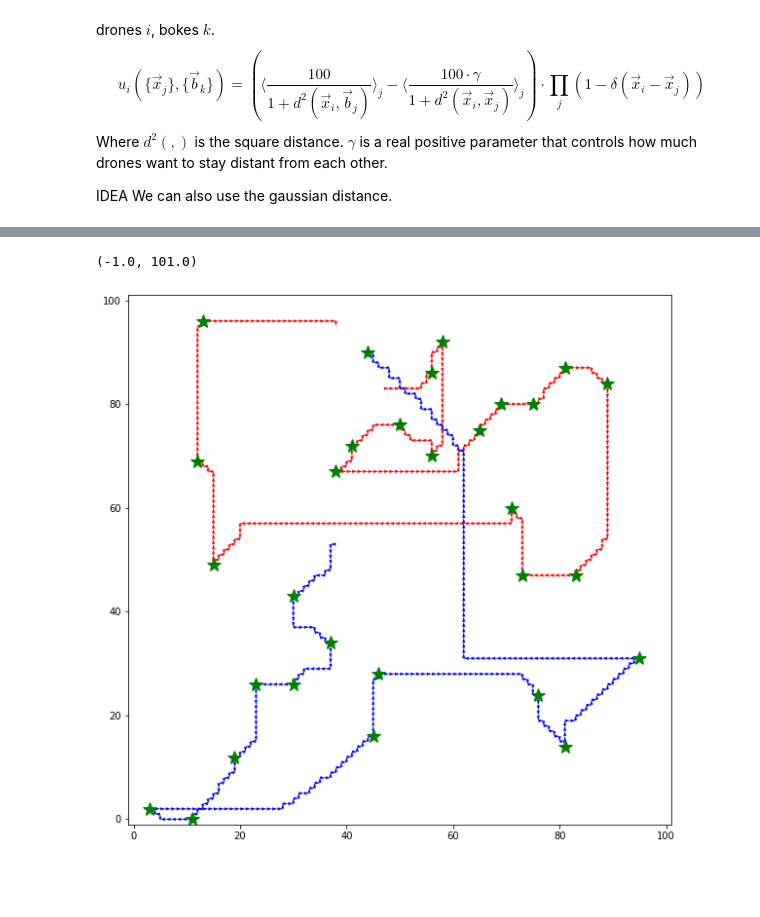
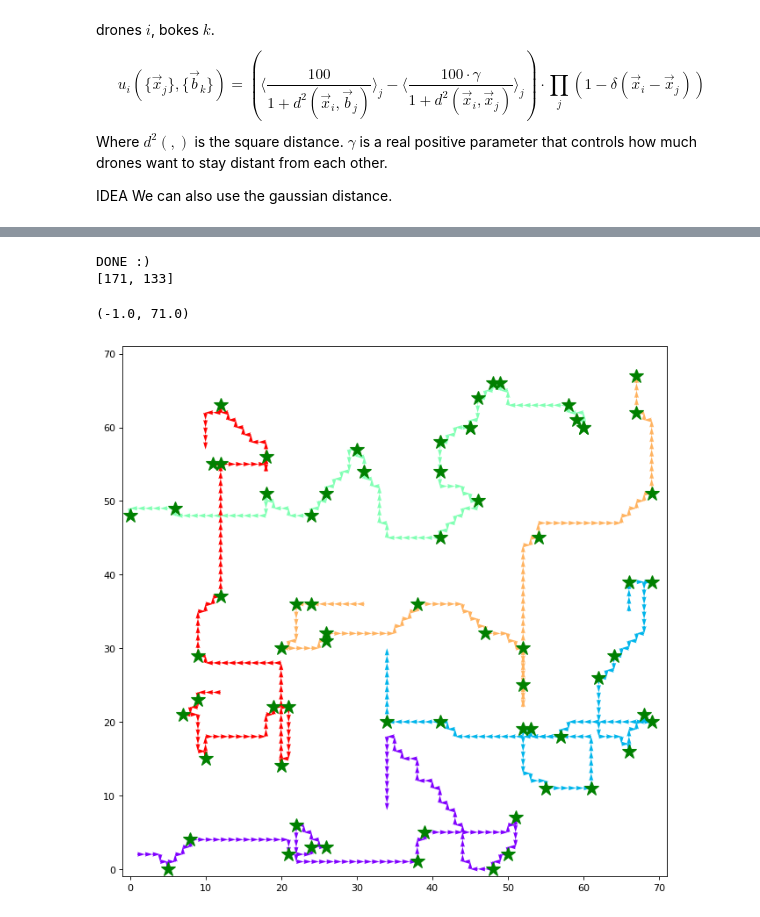
Before and after one commit to micheleavella/game_theory_project, a Jupyter notebook: progetto.ipynb, the cells around one changed output, grey strips where cells are left out. Cells and saved outputs as stored; diff of their text form; code cells hidden in the pictures; blank space fills up the shorter version.

```diff
--- a/progetto.ipynb
+++ b/progetto.ipynb
@@ -136,0 +148,8 @@ DONE :)
+# %%
+np.random.seed(12345)
+N_DRONES = 2
+g = GAME(10,N_DRONES,2,coop=1)
+#drones = np.array([(1,i) for i in range(N_DRONES)])
+#for i in range(len(g.drones)): g.drones[i].x = drones[i]
+g.boxes
+%time g.play()
@@ -137,29 +161,40 @@ DONE :)
+# %%
+ris = []
+Hist = []
+for i in range(2):
+    #seed 123 buono con 5,6 droni
+    np.random.seed(12376)
+    g = GAME(70,5,70,i)
+    ris.append(g.play())
+    Hist.append(g.hist)
+
+print(ris)
+# %% [output]
+DONE :)
+[171, 133]
 # %%
+from matplotlib.pyplot import cm
+import matplotlib as mpl
+mpl.rcParams['figure.dpi']= 80
+
+
 DIM = g.DIM
 fig = plt.figure(figsize = (10,10))
+color = cm.rainbow(np.linspace(0, 1, len(g.hist)))
 
-d1 = np.array(g.hist[0])
-#plt.plot(d1[:,0],d1[:,1],'--x',color='blue')
+for H,C in zip(g.hist,color):
+    d1 = np.array(H)
+    x = d1[:,0]
+    y = d1[:,1]
+    plt.quiver(x[:-1], y[:-1], x[1:]-x[:-1], y[1:]-y[:-1], scale_units='xy', angles='xy', scale=1,width=0.004 , color = C)
 
-x = d1[:,0]
-y = d1[:,1]
-plt.quiver(x[:-1], y[:-1], x[1:]-x[:-1], y[1:]-y[:-1], scale_units='xy', angles='xy', scale=1, color ='red',width=0.004)
-
-
-
-d1 = np.array(g.hist[1])
-#plt.plot(d1[:,0],d1[:,1],'--x',color='red')
-
-x = d1[:,0]
-y = d1[:,1]
-plt.quiver(x[:-1], y[:-1], x[1:]-x[:-1], y[1:]-y[:-1], scale_units='xy', angles='xy', scale=1, color ='blue',width=0.004)
 
 for b in g.hist_b:
     plt.plot(b.x[0],b.x[1],'*',color='green',markersize=15)
 
 
 plt.xlim([-1, DIM+1])
 plt.ylim([-1, DIM+1])
 # %% [output]
-(-1.0, 101.0)
+(-1.0, 71.0)
-[figure, old version]
+[figure, new version]
```
Also changed, not shown: parts of 9 cells of this notebook.
